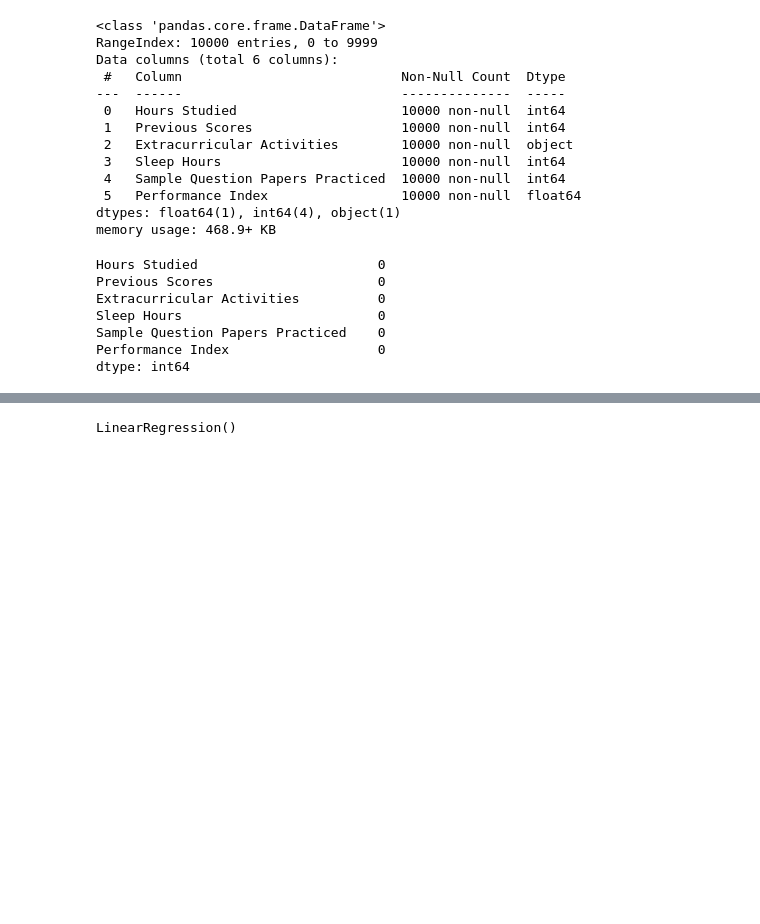
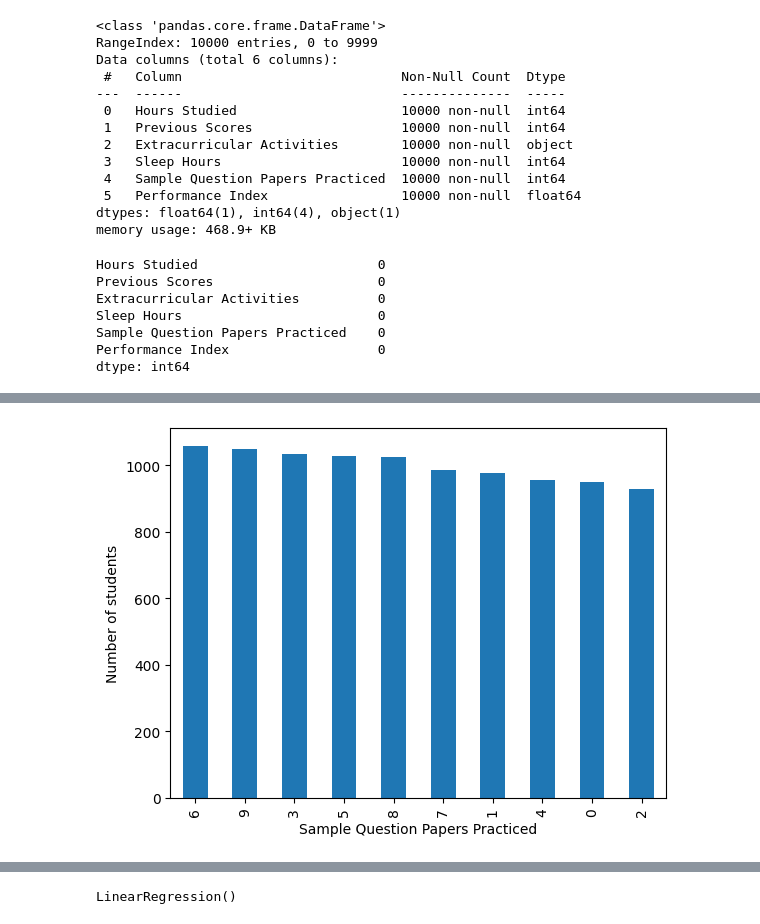
Before and after one commit to VINAY-KUMAR855/Introduction_Datascience_projects, a Jupyter notebook: Predicting-Student-Performance/Untitled.ipynb, the cells around one changed output, grey strips where cells are left out. Drawn from its saved outputs; the diff is of its cells as text; code cells hidden in the pictures; blank space fills up the shorter version.

```diff
--- a/Predicting-Student-Performance/Untitled.ipynb
+++ b/Predicting-Student-Performance/Untitled.ipynb
@@ -49,3 +67,9 @@ dtype: int64
+# %%
+df["Sample Question Papers Practiced"].value_counts().plot(kind="bar")
+plt.ylabel("Number of students")
+plt.show()
+# %% [output]
+[figure, added]
 # %%
 # convert categorical column into numerical
 oe = OneHotEncoder(sparse_output=False,drop = "first", dtype=np.int8)
```
Also changed, not shown: parts of 4 cells of this notebook, 1 other file.
